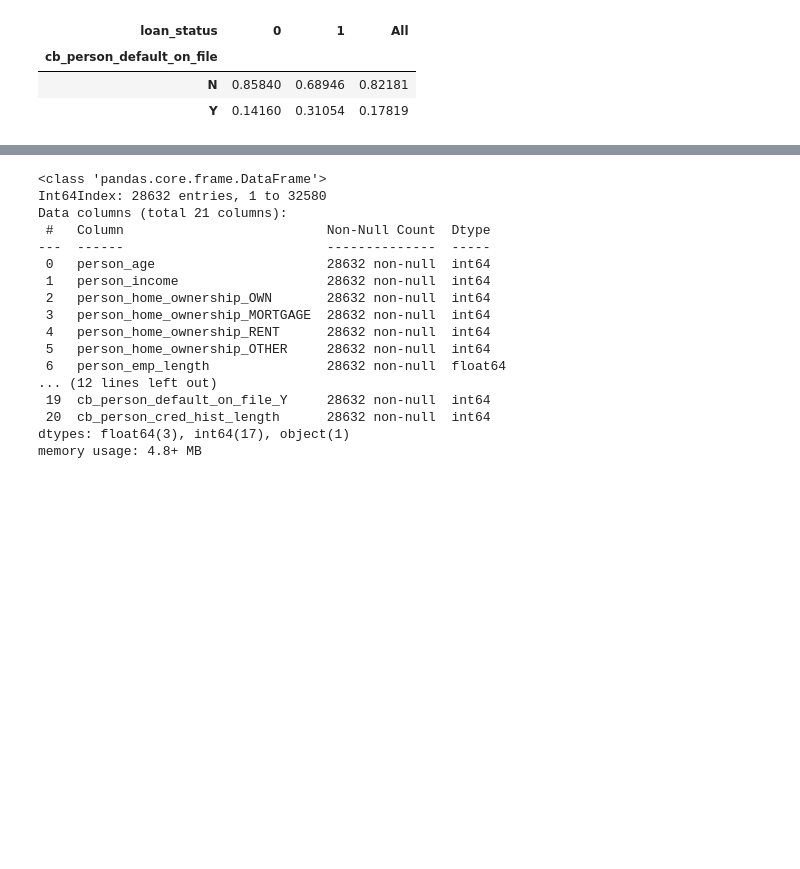
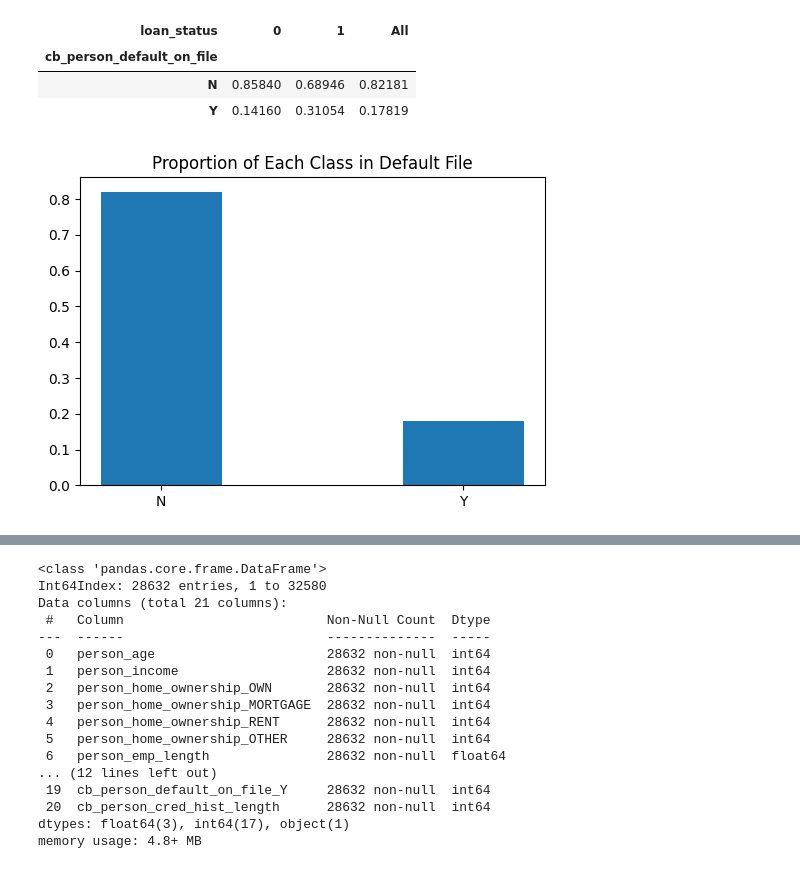
Before and after one commit to felipebita/credit_risk, a Jupyter notebook: notebook/credit_risk_modeling.ipynb, the cells around one changed output, grey strips where cells are left out. Cells and saved outputs as stored; diff of their text form; code cells hidden in the pictures; blank space fills up the shorter version.

```diff
--- a/notebook/credit_risk_modeling.ipynb
+++ b/notebook/credit_risk_modeling.ipynb
@@ -567,3 +559,18 @@ pd.crosstab(dataset['cb_person_default_on_file'], dataset['loan_status'], normal
 | cb_person_default_on_file |  |  |  |
 | N | 0.85840 | 0.68946 | 0.82181 |
 | Y | 0.14160 | 0.31054 | 0.17819 |
+# %%
+fig = plt.figure(figsize = (6, 4))
+
+default_file = ['N', 'Y']
+value = [0.82, 0.18]
+
+# creating the bar plot
+plt.bar(default_file, value,
+        width = 0.4)
+
+plt.title("Proportion of Each Class in Default File")
+
+plt.show()
+# %% [output]
+[figure, added]
```
Also changed, not shown: parts of 5 cells of this notebook.
